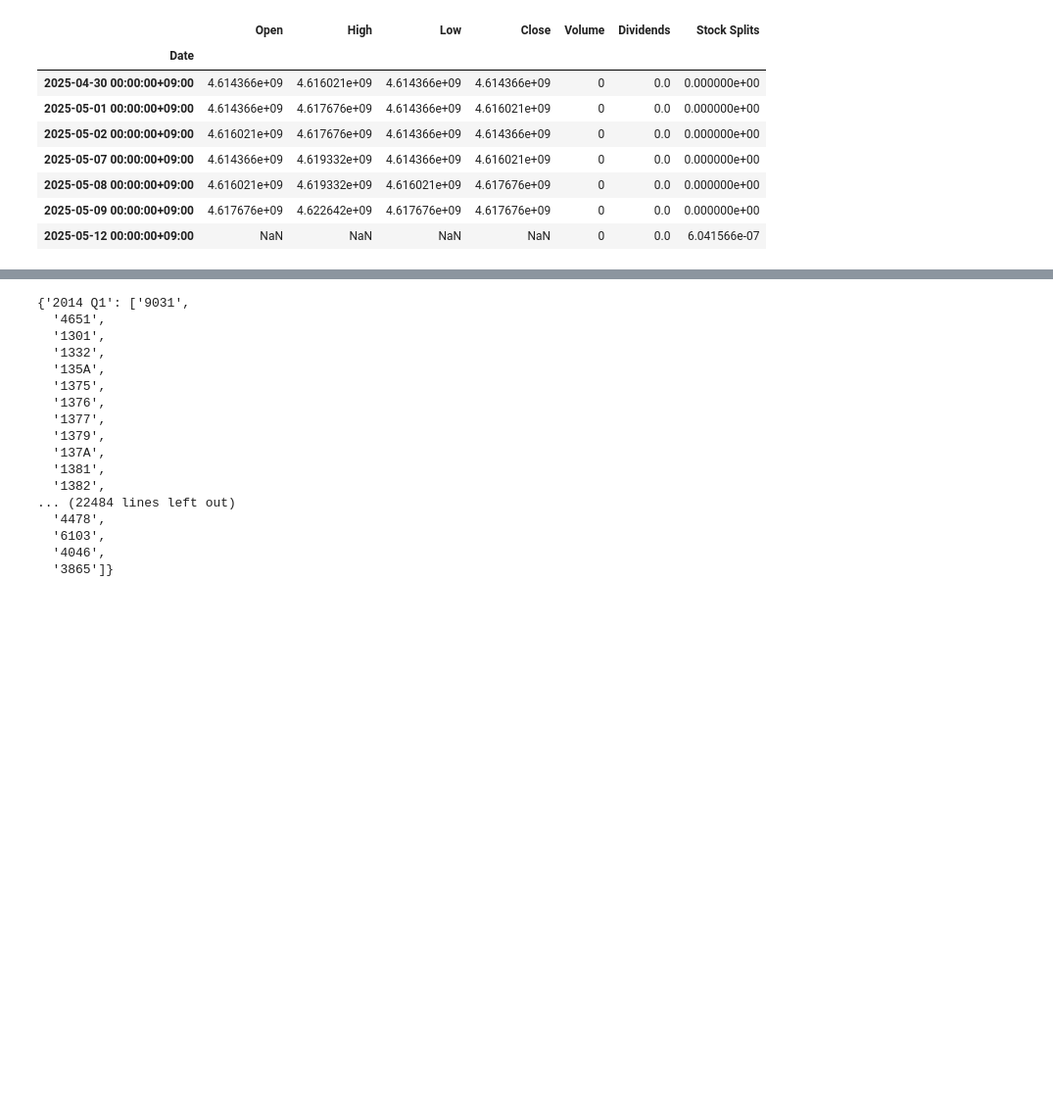
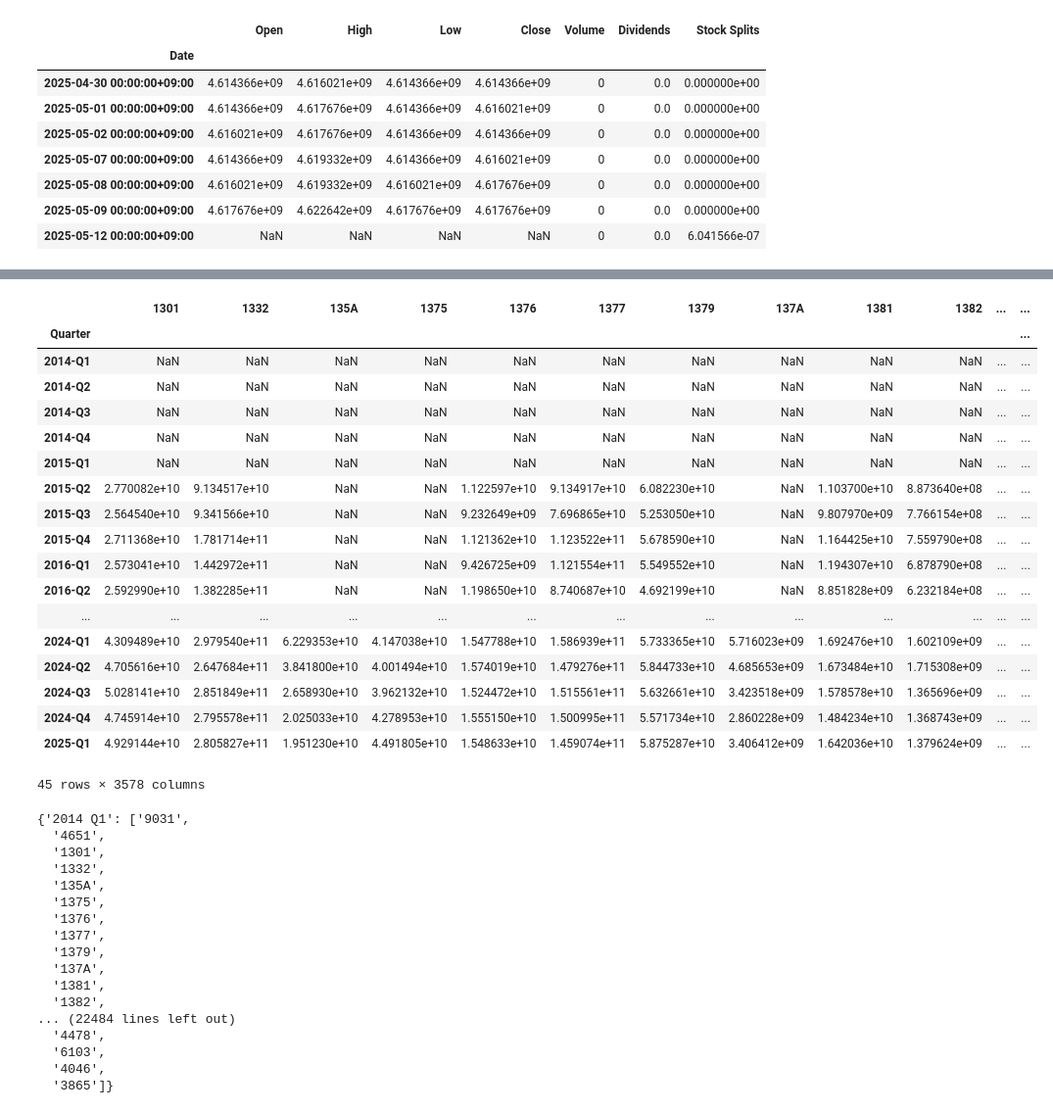
Before and after one commit to diabhaque/nikkei-fundamentals, a Jupyter notebook: notebooks/constituents.ipynb, the cells around one changed output, grey strips where cells are left out. Shown at 98% size. Drawn from its saved outputs; the diff is of its cells as text; code cells hidden in the pictures; blank space fills up the shorter version.

```diff
--- a/notebooks/constituents.ipynb
+++ b/notebooks/constituents.ipynb
@@ -37,11 +37,11 @@ ticker.history()
 shares_df = pd.read_csv(adj_share_counts_path, index_col="Quarter")
 prices_df = pd.read_csv(daily_prices_path)
 
-shares_df = shares_df.drop(["2025 Q2"], axis=0)
+# shares_df = shares_df.drop([get_current_quarter()], axis=0)
 prices_df = prices_df.drop(columns=["Unnamed: 0"] + black_list)
 
 # shares_df
 # %%
-prices_df["Quarter"] = prices_df["Date"].apply(lambda date: f"{pd.Timestamp(date).year} Q{pd.Timestamp(date).quarter}")
+prices_df["Quarter"] = prices_df["Date"].apply(date_string_to_quarter)
 quarterly_prices_df = prices_df.ffill().drop_duplicates(subset="Quarter", keep="last").drop(columns="Date").set_index("Quarter")
-quarterly_prices_df = quarterly_prices_df.drop(["2025 Q2"], axis=0)
+quarterly_prices_df = quarterly_prices_df.drop([get_current_quarter()], axis=0)
@@ -71,6 +65,28 @@ quarterly_prices_df
 # quarterly_prices_df
 # %%
 market_cap_df = quarterly_prices_df.mul(shares_df)
+# %%
+market_cap_df
+# %% [output]
+|  | 1301 | 1332 | 135A | 1375 | 1376 | 1377 | 1379 | 137A | 1381 | 1382 | ... | ... |
+| Quarter |  |  |  |  |  |  |  |  |  |  |  | ... |
+| 2014-Q1 | NaN | NaN | NaN | NaN | NaN | NaN | NaN | NaN | NaN | NaN | ... | ... |
+| 2014-Q2 | NaN | NaN | NaN | NaN | NaN | NaN | NaN | NaN | NaN | NaN | ... | ... |
+| 2014-Q3 | NaN | NaN | NaN | NaN | NaN | NaN | NaN | NaN | NaN | NaN | ... | ... |
+| 2014-Q4 | NaN | NaN | NaN | NaN | NaN | NaN | NaN | NaN | NaN | NaN | ... | ... |
+| 2015-Q1 | NaN | NaN | NaN | NaN | NaN | NaN | NaN | NaN | NaN | NaN | ... | ... |
+| 2015-Q2 | 2.770082e+10 | 9.134517e+10 | NaN | NaN | 1.122597e+10 | 9.134917e+10 | 6.082230e+10 | NaN | 1.103700e+10 | 8.873640e+08 | ... | ... |
+| 2015-Q3 | 2.564540e+10 | 9.341566e+10 | NaN | NaN | 9.232649e+09 | 7.696865e+10 | 5.253050e+10 | NaN | 9.807970e+09 | 7.766154e+08 | ... | ... |
+| 2015-Q4 | 2.711368e+10 | 1.781714e+11 | NaN | NaN | 1.121362e+10 | 1.123522e+11 | 5.678590e+10 | NaN | 1.164425e+10 | 7.559790e+08 | ... | ... |
+| 2016-Q1 | 2.573041e+10 | 1.442972e+11 | NaN | NaN | 9.426725e+09 | 1.121554e+11 | 5.549552e+10 | NaN | 1.194307e+10 | 6.878790e+08 | ... | ... |
+| 2016-Q2 | 2.592990e+10 | 1.382285e+11 | NaN | NaN | 1.198650e+10 | 8.740687e+10 | 4.692199e+10 | NaN | 8.851828e+09 | 6.232184e+08 | ... | ... |
+| ... | ... | ... | ... | ... | ... | ... | ... | ... | ... | ... | ... | ... |
+| 2024-Q1 | 4.309489e+10 | 2.979540e+11 | 6.229353e+10 | 4.147038e+10 | 1.547788e+10 | 1.586939e+11 | 5.733365e+10 | 5.716023e+09 | 1.692476e+10 | 1.602109e+09 | ... | ... |
+| 2024-Q2 | 4.705616e+10 | 2.647684e+11 | 3.841800e+10 | 4.001494e+10 | 1.574019e+10 | 1.479276e+11 | 5.844733e+10 | 4.685653e+09 | 1.673484e+10 | 1.715308e+09 | ... | ... |
+| 2024-Q3 | 5.028141e+10 | 2.851849e+11 | 2.658930e+10 | 3.962132e+10 | 1.524472e+10 | 1.515561e+11 | 5.632661e+10 | 3.423518e+09 | 1.578578e+10 | 1.365696e+09 | ... | ... |
+| 2024-Q4 | 4.745914e+10 | 2.795578e+11 | 2.025033e+10 | 4.278953e+10 | 1.555150e+10 | 1.500995e+11 | 5.571734e+10 | 2.860228e+09 | 1.484234e+10 | 1.368743e+09 | ... | ... |
+| 2025-Q1 | 4.929144e+10 | 2.805827e+11 | 1.951230e+10 | 4.491805e+10 | 1.548633e+10 | 1.459074e+11 | 5.875287e+10 | 3.406412e+09 | 1.642036e+10 | 1.379624e+09 | ... | ... |
+45 rows × 3578 columns
 # %%
 jp_all = market_cap_df.apply(
     lambda x: x.sort_values(ascending=False).index.tolist(),
```
Also changed, not shown: parts of 6 cells of this notebook, 5 other files.
